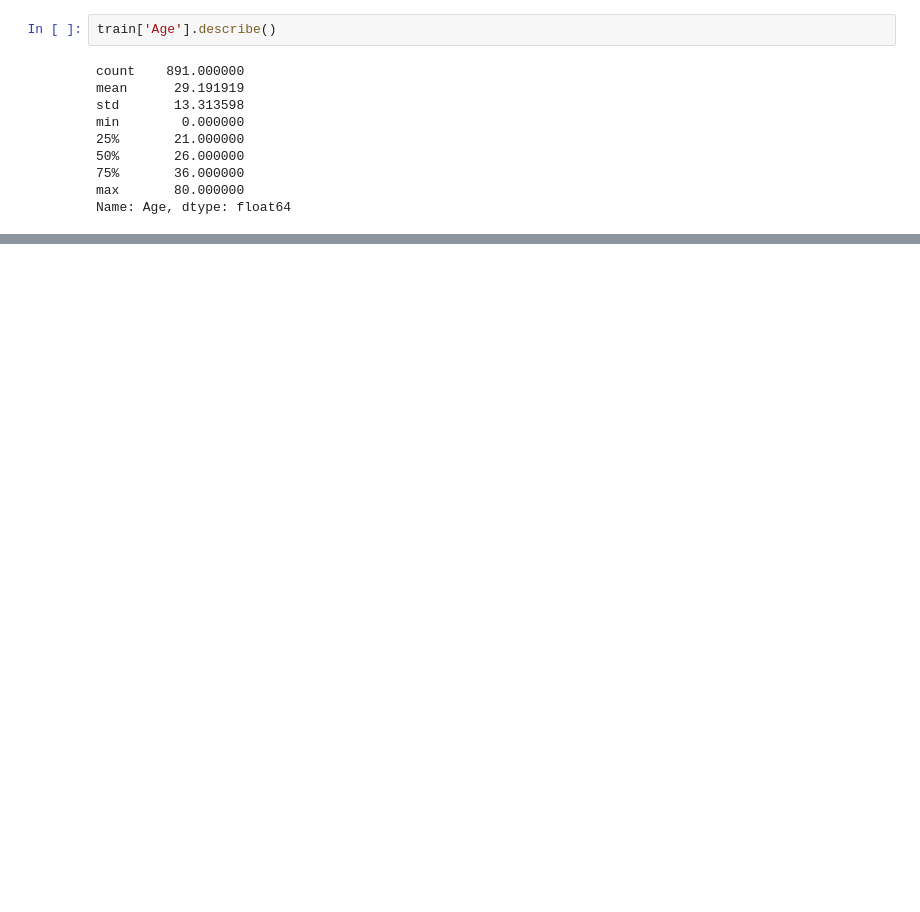
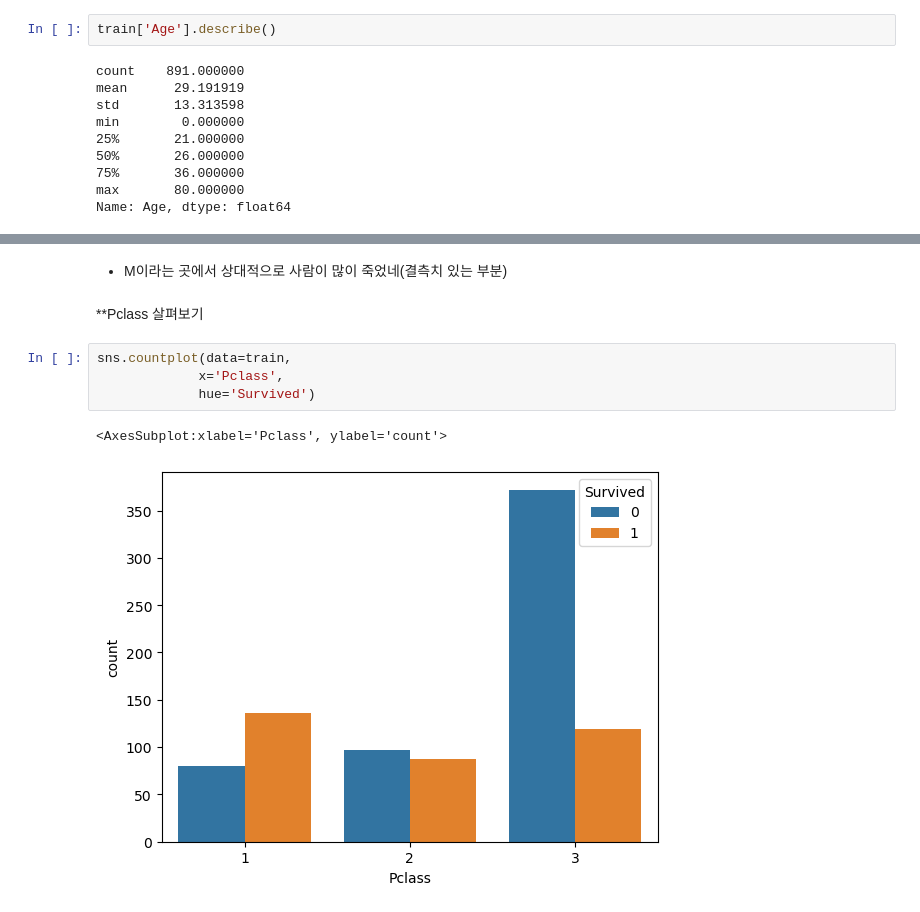
Before and after one commit to HeeeWooon-Jeong/Samrt_Gwangju, a Jupyter notebook: Machinelearning/ex05 kaggle 데이터를 이용한 타이타닉 생존자 예측.ipynb, the cells around one changed output, grey strips where cells are left out. Drawn from its saved outputs; the diff is of its cells as text; blank space fills up the shorter version.

```diff
--- a/Machinelearning/ex05 kaggle 데이터를 이용한 타이타닉 생존자 예측.ipynb
+++ b/Machinelearning/ex05 kaggle 데이터를 이용한 타이타닉 생존자 예측.ipynb
@@ -435,0 +672,11 @@ Name: Age, dtype: float64
+# %% [markdown]
+ - M이라는 곳에서 상대적으로 사람이 많이 죽었네(결측치 있는 부분)
+# %% [markdown]
+**Pclass 살펴보기
+# %%
+sns.countplot(data=train,
+             x='Pclass',
+             hue='Survived')
+# %% [output]
+<AxesSubplot:xlabel='Pclass', ylabel='count'>
+[figure, added]
```
Also changed, not shown: parts of 168 cells of this notebook, 2 other files.
